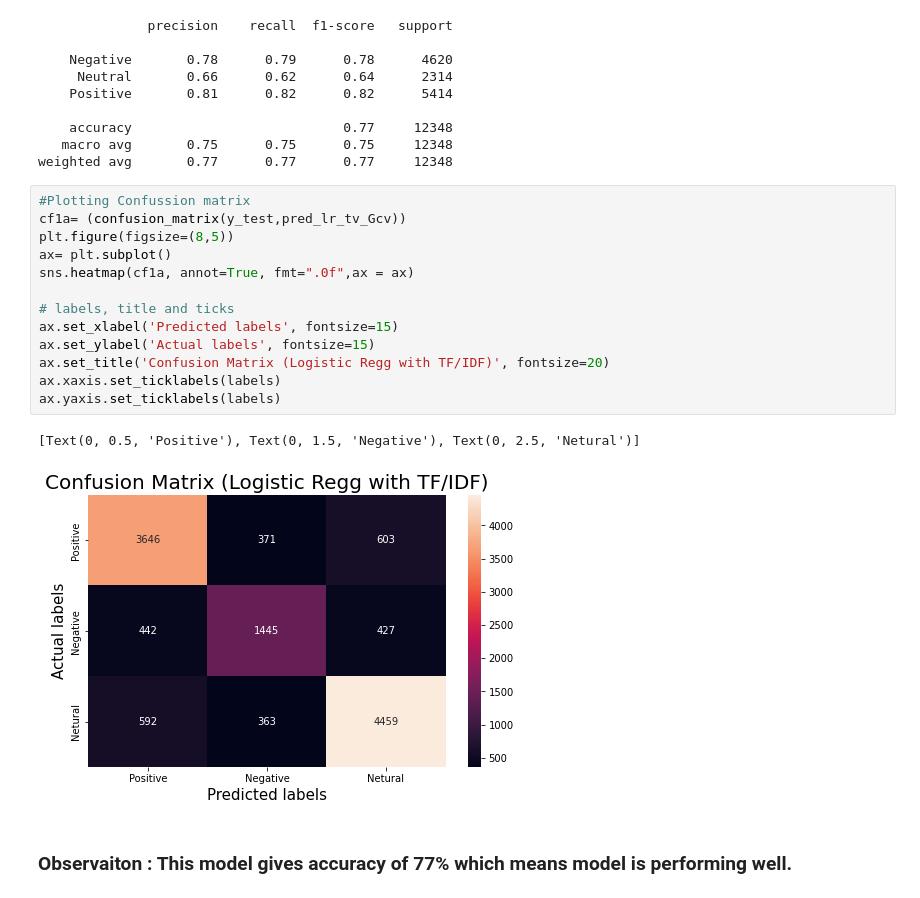
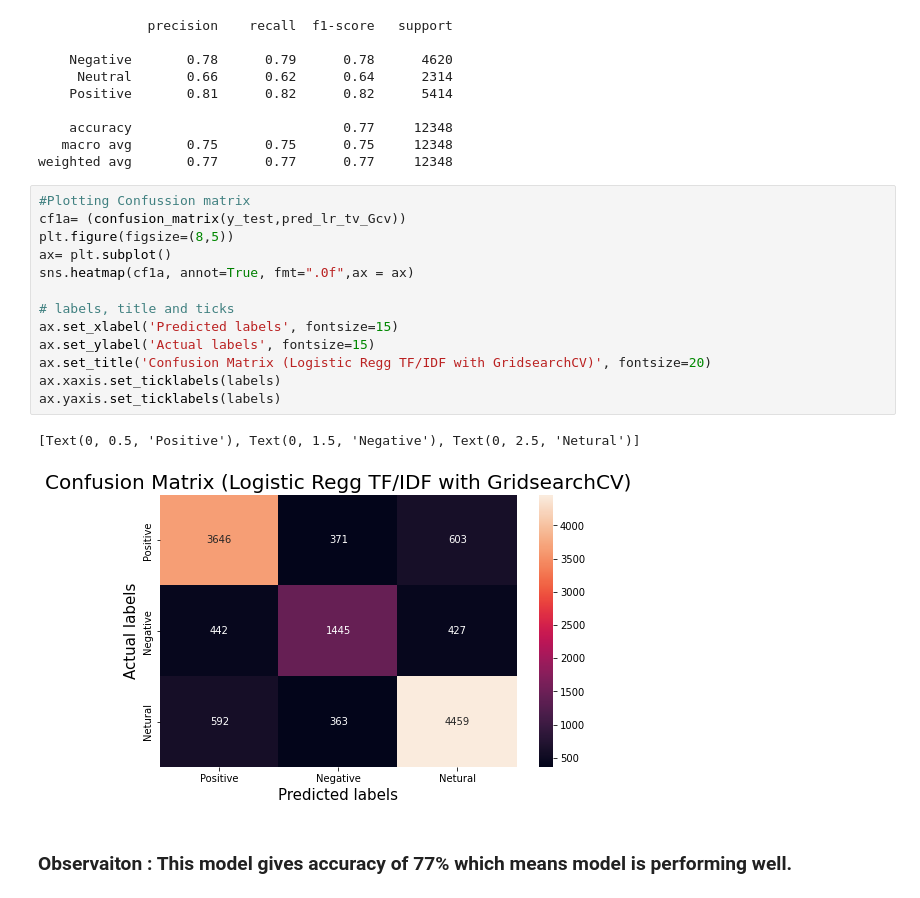
Before and after one commit to anup-anny/Coronavirus-Tweet-Sentiment-Analysis, a Jupyter notebook: Coronavirus_Tweet_Sentiment_Analysis_Capstone_Project.ipynb, the cells around one changed output. Cells and saved outputs as stored; diff of their text form.

```diff
--- a/Coronavirus_Tweet_Sentiment_Analysis_Capstone_Project.ipynb
+++ b/Coronavirus_Tweet_Sentiment_Analysis_Capstone_Project.ipynb
@@ -766,19 +766,19 @@ weighted avg       0.77      0.77      0.77     12348
 # %%
 #Plotting Confussion matrix
 cf1a= (confusion_matrix(y_test,pred_lr_tv_Gcv))
 plt.figure(figsize=(8,5))
 ax= plt.subplot()
 sns.heatmap(cf1a, annot=True, fmt=".0f",ax = ax)
 
 # labels, title and ticks
 ax.set_xlabel('Predicted labels', fontsize=15)
 ax.set_ylabel('Actual labels', fontsize=15)
-ax.set_title('Confusion Matrix (Logistic Regg with TF/IDF)', fontsize=20)
+ax.set_title('Confusion Matrix (Logistic Regg TF/IDF with GridsearchCV)', fontsize=20)
 ax.xaxis.set_ticklabels(labels)
 ax.yaxis.set_ticklabels(labels)
 # %% [output]
 [Text(0, 0.5, 'Positive'), Text(0, 1.5, 'Negative'), Text(0, 2.5, 'Netural')]
-[figure, old version]
+[figure, new version]
 # %% [markdown]
 ### **Observaiton** : This model gives accuracy of 77% which means model is performing well.
 # %% [markdown]
```
Also changed, not shown: parts of 15 cells of this notebook.
